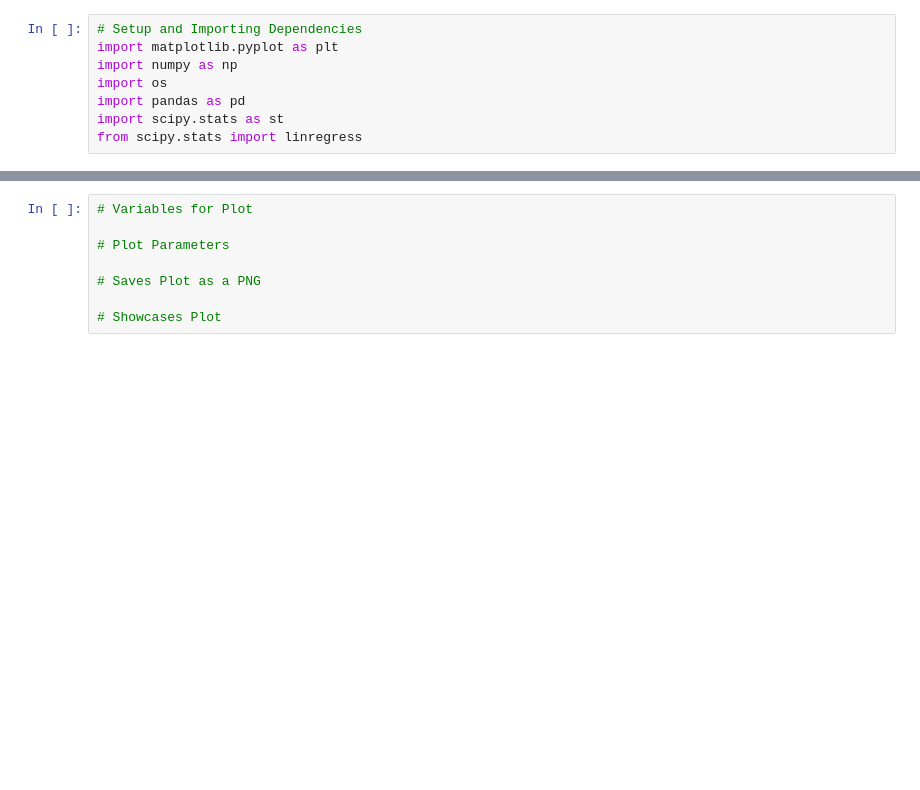
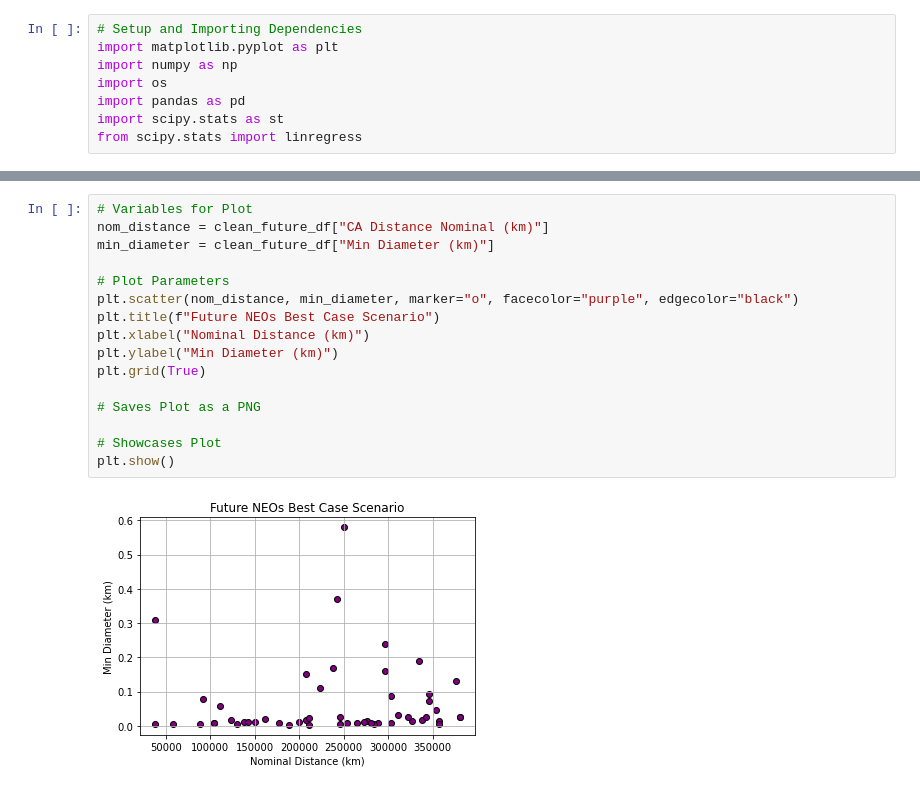
Before and after one commit to doublealogic/armageddon-neo-objects-space-junk, a Jupyter notebook: Data_Analysis/neo_main.ipynb, the cells around one changed output, grey strips where cells are left out. Cells and saved outputs as stored; diff of their text form; blank space fills up the shorter version.

Commit message:
Added graphs to neo_main

```diff
--- a/Data_Analysis/neo_main.ipynb
+++ b/Data_Analysis/neo_main.ipynb
@@ -52,11 +52,21 @@ large_future_neos
 | 45 | (2009 DO111) | 2146-Mar-23 08:47 ± 01:34 | 345961.80 | 284457.48 | 73 m - 160 m | ... |
 | 46 | 85640 (1998 OX4) | 2148-Jan-22 03:24 ± < 00:01 | 295989.54 | 295989.54 | 160 m - 360 m | ... |
 | 48 | 530520 (2011 LT17) | 2156-Dec-16 04:52 ± 00:13 | 376713.96 | 369025.92 | 130 m - 280 m | ... |
-# %%
-# Variables for Plot
-
-# Plot Parameters
-
-# Saves Plot as a PNG
-
-# Showcases Plot
+# %%
+# Variables for Plot
+nom_distance = clean_future_df["CA Distance Nominal (km)"]
+min_diameter = clean_future_df["Min Diameter (km)"]
+
+# Plot Parameters
+plt.scatter(nom_distance, min_diameter, marker="o", facecolor="purple", edgecolor="black")
+plt.title(f"Future NEOs Best Case Scenario")
+plt.xlabel("Nominal Distance (km)")
+plt.ylabel("Min Diameter (km)")
+plt.grid(True)
+
+# Saves Plot as a PNG
+
+# Showcases Plot
+plt.show()
+# %% [output]
+[figure, added]
```
Also changed, not shown: parts of 1 cell of this notebook.
